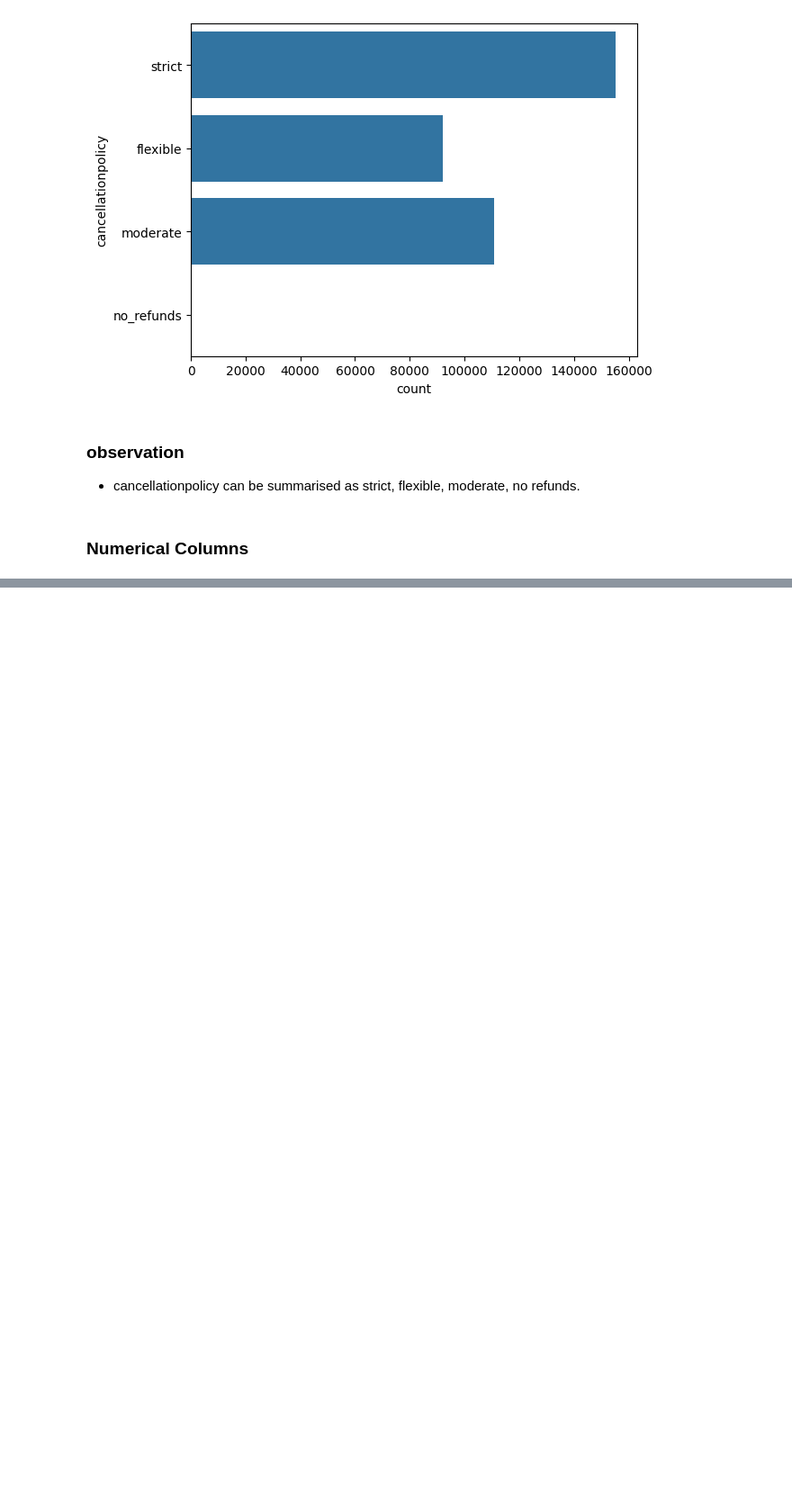
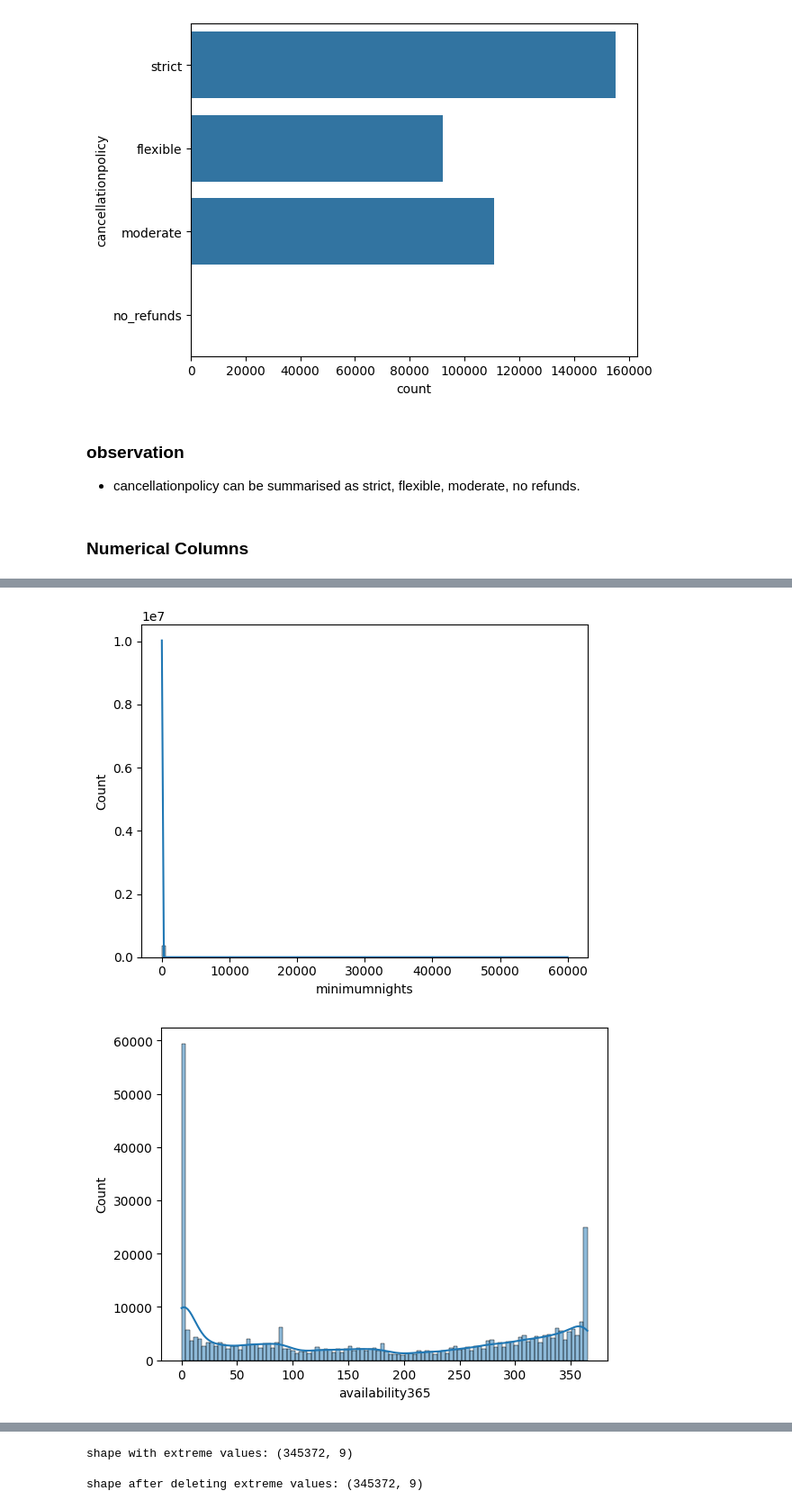
Before and after one commit to SinghJagpreet096/AirBnbPricePridiction, a Jupyter notebook: notebook/EDA.ipynb, the cells around one changed output, grey strips where cells are left out. Shown at 90% size. Saved outputs shown, nothing was run; the diff lists cells and outputs as text; code cells hidden in the pictures; blank space fills up the shorter version.

```diff
--- a/notebook/EDA.ipynb
+++ b/notebook/EDA.ipynb
@@ -364,0 +370,7 @@ sns.histplot(df['cancellationpolicy'])
+# %%
+for col in numerical_cols:
+    sns.histplot(data=df, x=col, bins=100, kde=True)
+    plt.show()
+# %% [output]
+[figure, added]
+[figure, added]
@@ -364,0 +379,12 @@ sns.histplot(df['cancellationpolicy'])
+# %%
+## removing extreme values from minimumnights and numberofreviews
+print(f"shape with extreme values: {df.shape}\n")
+
+df = df.query("minimumnights <= 14 and numberofreviews <= 150")
+
+
+print(f"shape after deleting extreme values: {df.shape}")
+# %% [output]
+shape with extreme values: (345372, 9)
+
+shape after deleting extreme values: (345372, 9)
```
Also changed, not shown: parts of 9 cells of this notebook, 2 other files.
